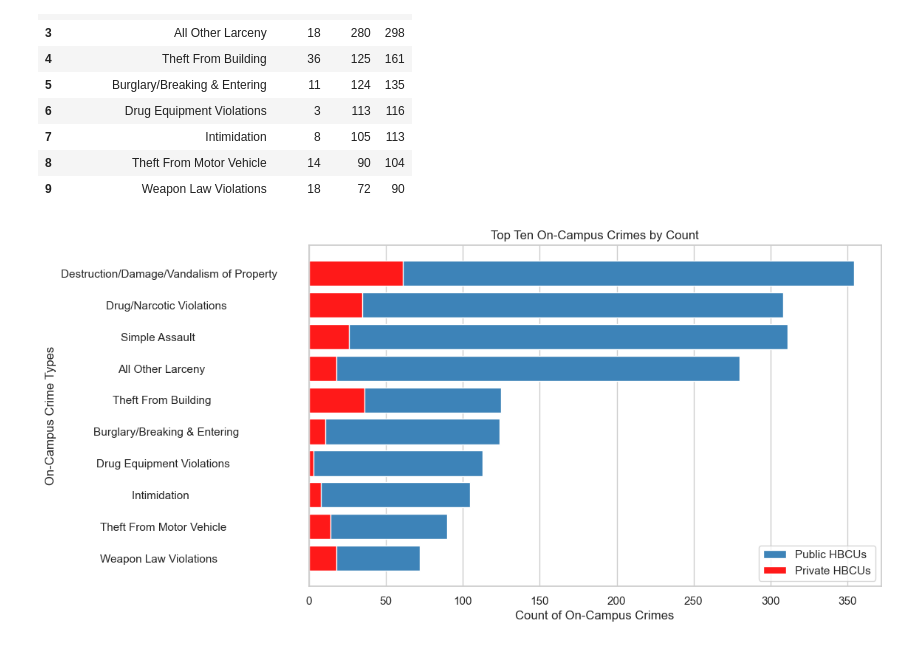
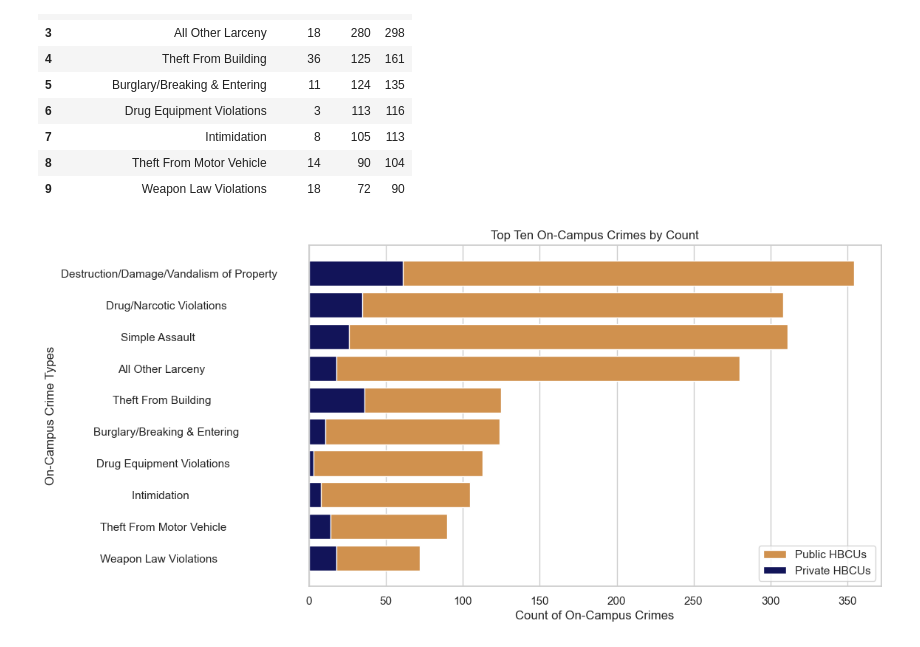
Before and after one commit to mhm516/HBCU_Analysis_Capstone, a Jupyter notebook: notebook/crime_analysis.ipynb, the cells around one changed output. Drawn from its saved outputs; the diff is of its cells as text; code cells hidden in the pictures.

```diff
--- a/notebook/crime_analysis.ipynb
+++ b/notebook/crime_analysis.ipynb
@@ -636,19 +636,27 @@ Data columns (total 14 columns):
 dtypes: float64(4), int64(6), object(4)
 memory usage: 3.0+ KB
 # %%
+from matplotlib.ticker import FuncFormatter
 plt.figure(figsize=(10, 6))
 x = crimes_enrollment_aid3.iloc[:, 11]
 y = crimes_enrollment_aid3.iloc[:, 12]
 offense_count = crimes_enrollment_aid3.iloc[:, 10]
 labels = crimes_enrollment_aid3.iloc[:, 1]
 
-sns.set(style='whitegrid')
-#sns.set_palette("muted")
+sns.set(style='darkgrid')
 
-sns.scatterplot(x=x, y=y, size=offense_count, hue=labels,sizes=(20, 400), alpha=0.5, palette= 'Spectral')
+sns.scatterplot(x=x, y=y, size=offense_count, hue=labels,sizes=(20, 400), alpha=0.5, palette= 'Dark2')
 
 
 plt.legend(loc='center left', bbox_to_anchor=(1, 0.5),title='Institutions')
+
+def thousands_formatter(x, pos):
+    return f'{x / 1000:.0f}k'
+
+formatter = FuncFormatter(thousands_formatter)
+
+plt.gca().xaxis.set_major_formatter(formatter)
+plt.gca().yaxis.set_major_formatter(formatter)
 plt.xlabel('Total Institution Enrollment')
 plt.ylabel('Average Pell Grant Award ($)')
 plt.title('On-Campus Crime Compared to Total Enrollment and Student Economics')
@@ -877,14 +871,14 @@ crime_chart2
 # %%
 plt.figure(figsize=(10, 6))
 
-sns.barplot(x='Public', y='Crime_Types', data=crime_chart2, color='#2986CC', label='Public HBCUs')
-plt.barh(crime_chart2['Crime_Types'], crime_chart2['Private'], color='#FF1919', label='Private HBCUs')
+sns.barplot(x='Public', y='Crime_Types', data=crime_chart2, color='#e69138', label='Public HBCUs')
+plt.barh(crime_chart2['Crime_Types'], crime_chart2['Private'], color='#121459', label='Private HBCUs')
 
 plt.xlabel('Count of On-Campus Crimes')
 plt.ylabel('On-Campus Crime Types')
 plt.title('Top Ten On-Campus Crimes by Count')
 plt.legend()
 plt.savefig('../maps/bar_crime.png',bbox_inches='tight',dpi=300)
 plt.show()
 # %% [output]
-[figure, old version]
+[figure, new version]
```
Also changed, not shown: parts of 3 cells of this notebook.
